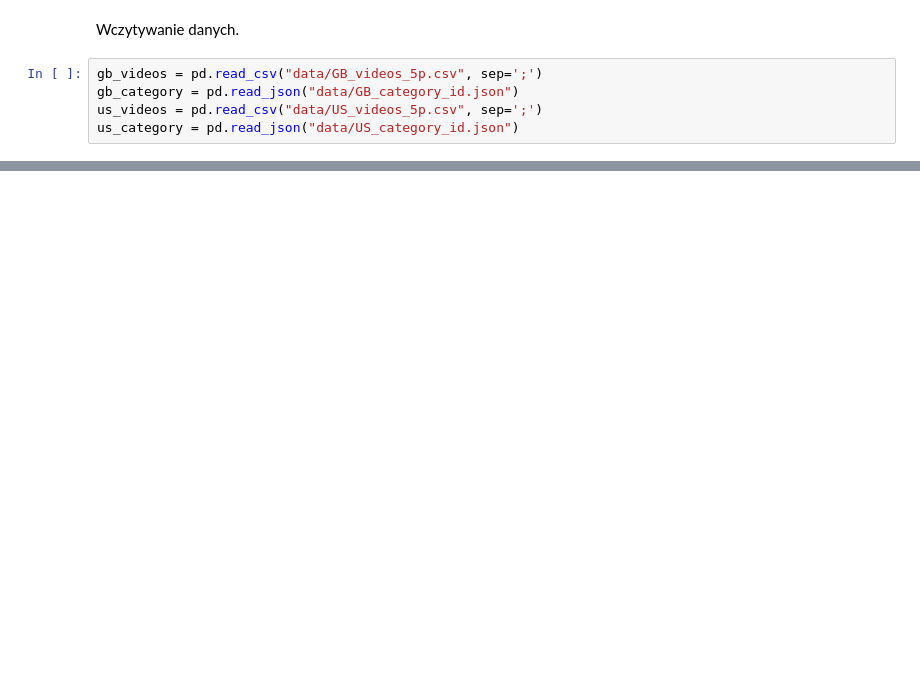
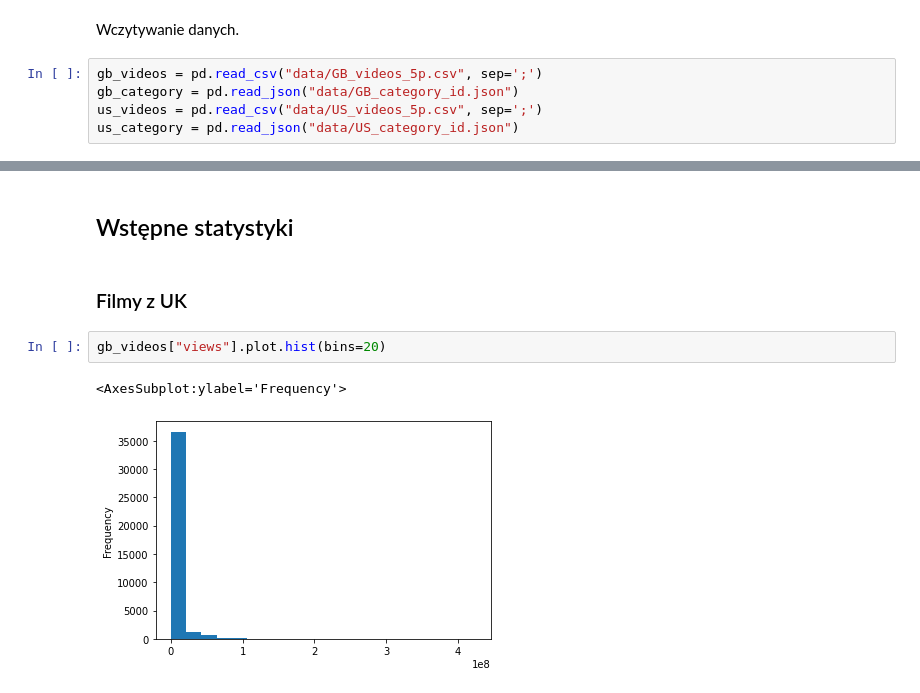
Before and after one commit to Southeaven/PED, a Jupyter notebook: ch1.ipynb, the cells around one changed output, grey strips where cells are left out. Cells and saved outputs as stored; diff of their text form; blank space fills up the shorter version.

Commit message:
Add some graphs

```diff
--- a/ch1.ipynb
+++ b/ch1.ipynb
@@ -20,3 +21,12 @@ gb_videos.head()
 | 2 | n1WpP7iowLc | 17.14.11 | Eminem - Walk On Water (Audio) ft... | EminemVEVO | NaN | 2017-11-10T17:00:03.000Z | Eminem|"Walk"|"On"|"Water"|"After... | 17158579 | 787420 | ... |
 | 3 | PUTEiSjKwJU | 17.14.11 | Goals from Salford City vs Class ... | Salford City Football Club | NaN | 2017-11-13T02:30:38.000Z | Salford City FC|"Salford City"|"S... | 27833 | 193 | ... |
 | 4 | rHwDegptbI4 | 17.14.11 | Dashcam captures truck's near mis... | Cute Girl Videos | NaN | 2017-11-13T01:45:13.000Z | [none] | 9815 | 30 | ... |
+# %% [markdown]
+## Wstępne statystyki
+# %% [markdown]
+### Filmy z UK
+# %%
+gb_videos["views"].plot.hist(bins=20)
+# %% [output]
+<AxesSubplot:ylabel='Frequency'>
+[figure, added]
```
Also changed, not shown: parts of 13 cells of this notebook.
